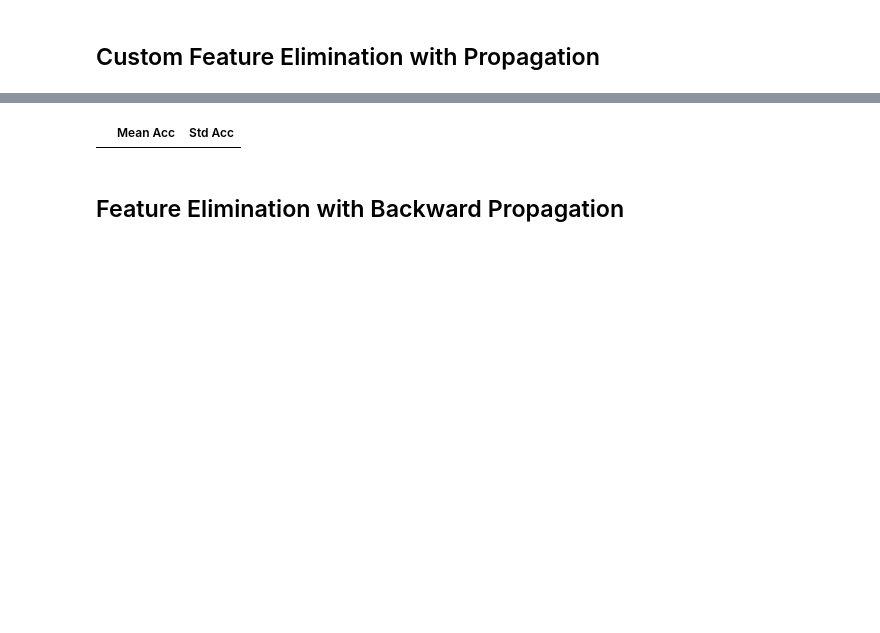
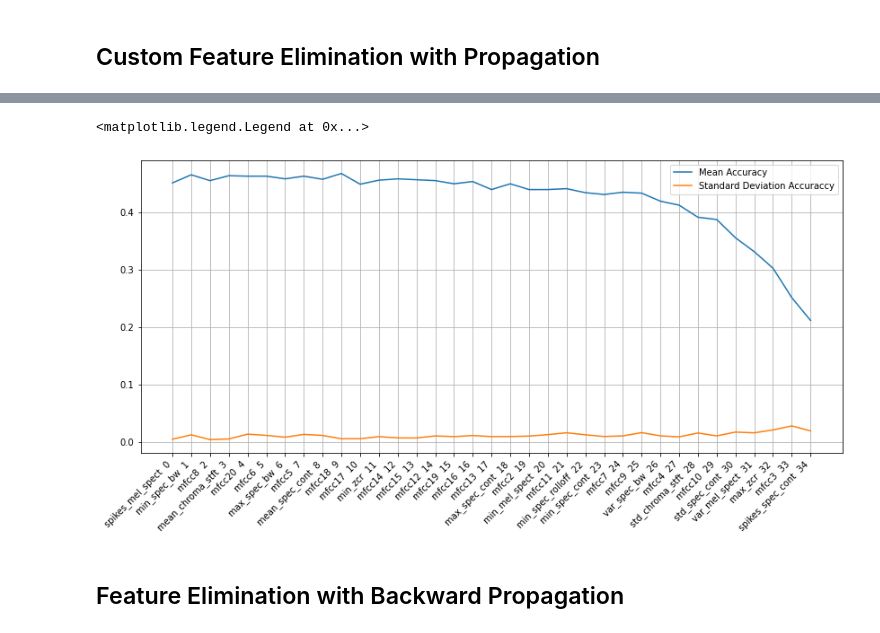
Before and after one commit to MarioCSilva/Speech_Emotion_Recognition_Thesis, a Jupyter notebook: data/3_feature_selection.ipynb, the cells around one changed output, grey strips where cells are left out. Drawn from its saved outputs; the diff is of its cells as text; code cells hidden in the pictures; blank space fills up the shorter version.

```diff
--- a/data/3_feature_selection.ipynb
+++ b/data/3_feature_selection.ipynb
@@ -231,13 +255,16 @@ feature_results = feature_elim(data, features, labels, 35)
-# %%
-data_results = {}
-for n_feat, results in feature_results.items():
-    dict_res = dict(sorted(results.items(), key=lambda item: item[1], reverse=True)[:20])
-    data_results.update(dict_res)
-data_results = pd.DataFrame().from_dict(data_results, orient="index", columns=["Mean Acc", "Std Acc"])
-data_results.to_csv("results.csv")
-data_results
-# %% [output]
-|  | Mean Acc | Std Acc |
+# %%
+custom_feat_elim_df = pd.read_csv("custom_feat_elim.csv", index_col=0)
+fig = plt.figure(figsize=(14,6))
+ax = plt.axes()
+plt.grid()
+plt.setp(ax.get_xticklabels(), ha="right", rotation=45)
+x_labels = [f"{custom_feat_elim_df.index.values[i]}  {i}" for i in range(len(custom_feat_elim_df.index.values))]
+ax.plot(x_labels, custom_feat_elim_df['Mean Acc'].values, label="Mean Accuracy")
+ax.plot(x_labels, custom_feat_elim_df['Std Acc'].values, label="Standard Deviation Accuraccy")
+plt.legend()
+# %% [output]
+<matplotlib.legend.Legend at 0x...>
+[figure, added]
 # %% [markdown]
 ## Feature Elimination with Backward Propagation
 # %% [markdown]
```
Also changed, not shown: parts of 6 cells of this notebook, 2 other files.
